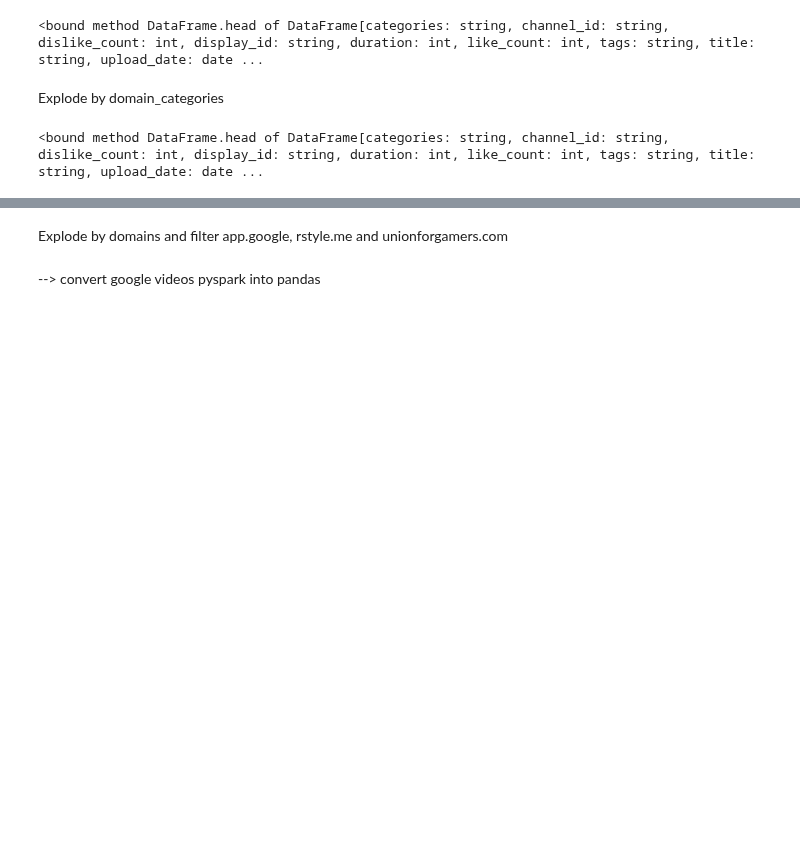
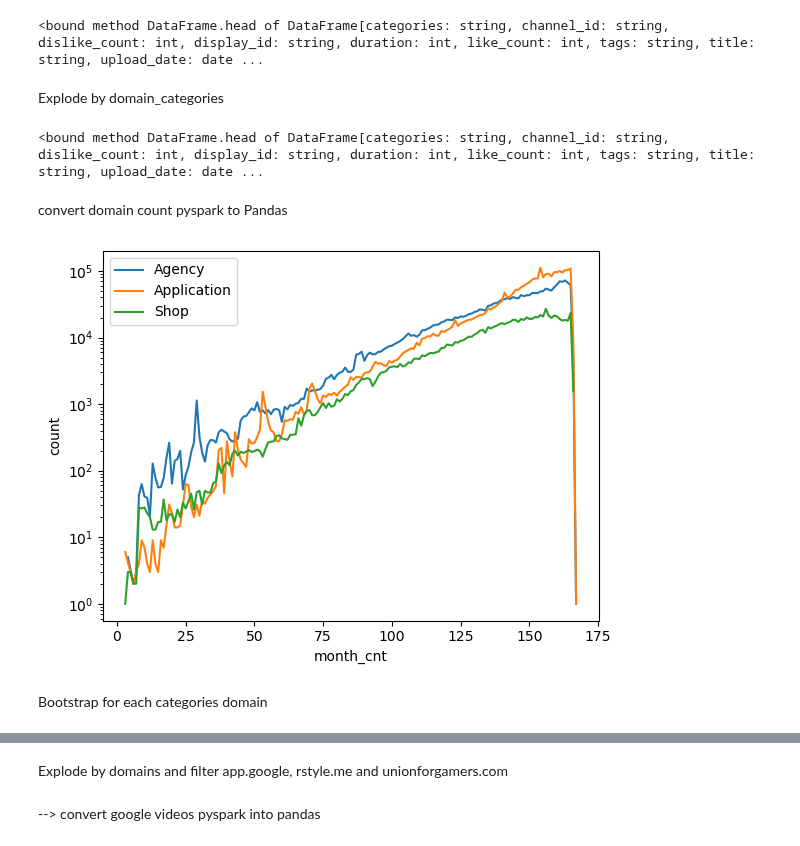
Before and after one commit to epfl-ada/ada-2022-project-fraisetagada, a Jupyter notebook: analysis/month_analysis.ipynb, the cells around one changed output, grey strips where cells are left out. Cells and saved outputs as stored; diff of their text form; code cells hidden in the pictures; blank space fills up the shorter version.

Commit message:
analysis month count

```diff
--- a/analysis/month_analysis.ipynb
+++ b/analysis/month_analysis.ipynb
@@ -176,3 +176,5 @@ explode_cat.head
 <bound method DataFrame.head of DataFrame[categories: string, channel_id: string, dislike_count: int, display_id: string, duration: int, like_count: int, tags: string, title: string, upload_date: date ...
 # %%
 count_month_cat = explode_cat.groupby('month_cnt','domain_categories').count()
+# %% [markdown]
+convert domain count pyspark to Pandas
@@ -178,0 +188,20 @@ count_month_cat = explode_cat.groupby('month_cnt','domain_categories').count()
+# %%
+import matplotlib.pyplot as plt
+groups = df_count_month_cat.groupby('domain_categories')
+fig, axs = plt.subplots()
+#ax.margins(0.05) # Optional, just adds 5% padding to the autoscaling
+i = 0
+test_list = ['Agency', 'Application', 'Shop']
+for name, group in groups:
+    if name in test_list:
+
+        sns.lineplot(x="month_cnt", y="count", data=group, label = name)
+
+
+    #ax.plot(group.month_cnt, group.count, marker='o', linestyle='', ms=12, label=name)
+plt.yscale('log')
+plt.show()
+# %% [output]
+[figure, added]
+# %% [markdown]
+Bootstrap for each categories domain
```
Also changed, not shown: parts of 17 cells of this notebook.
